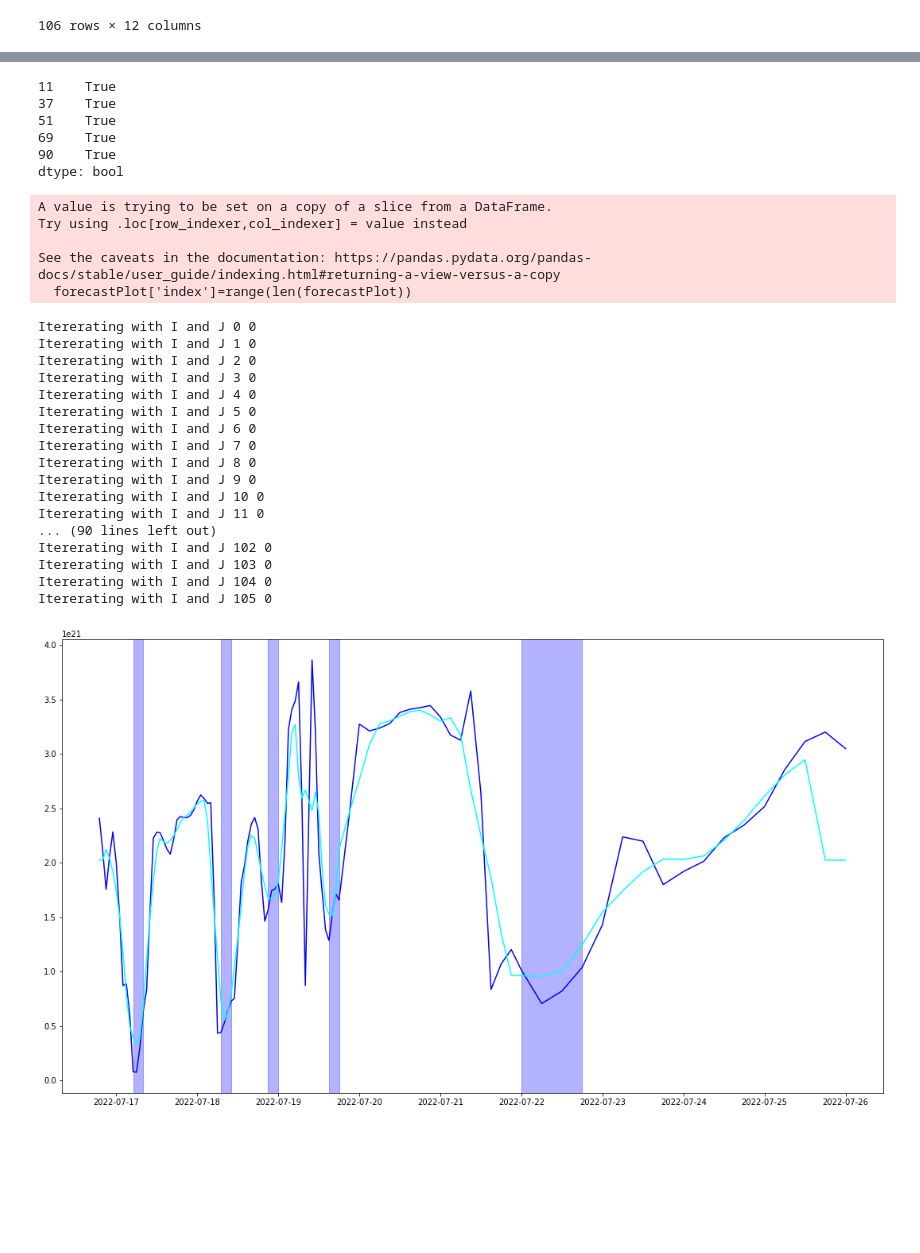
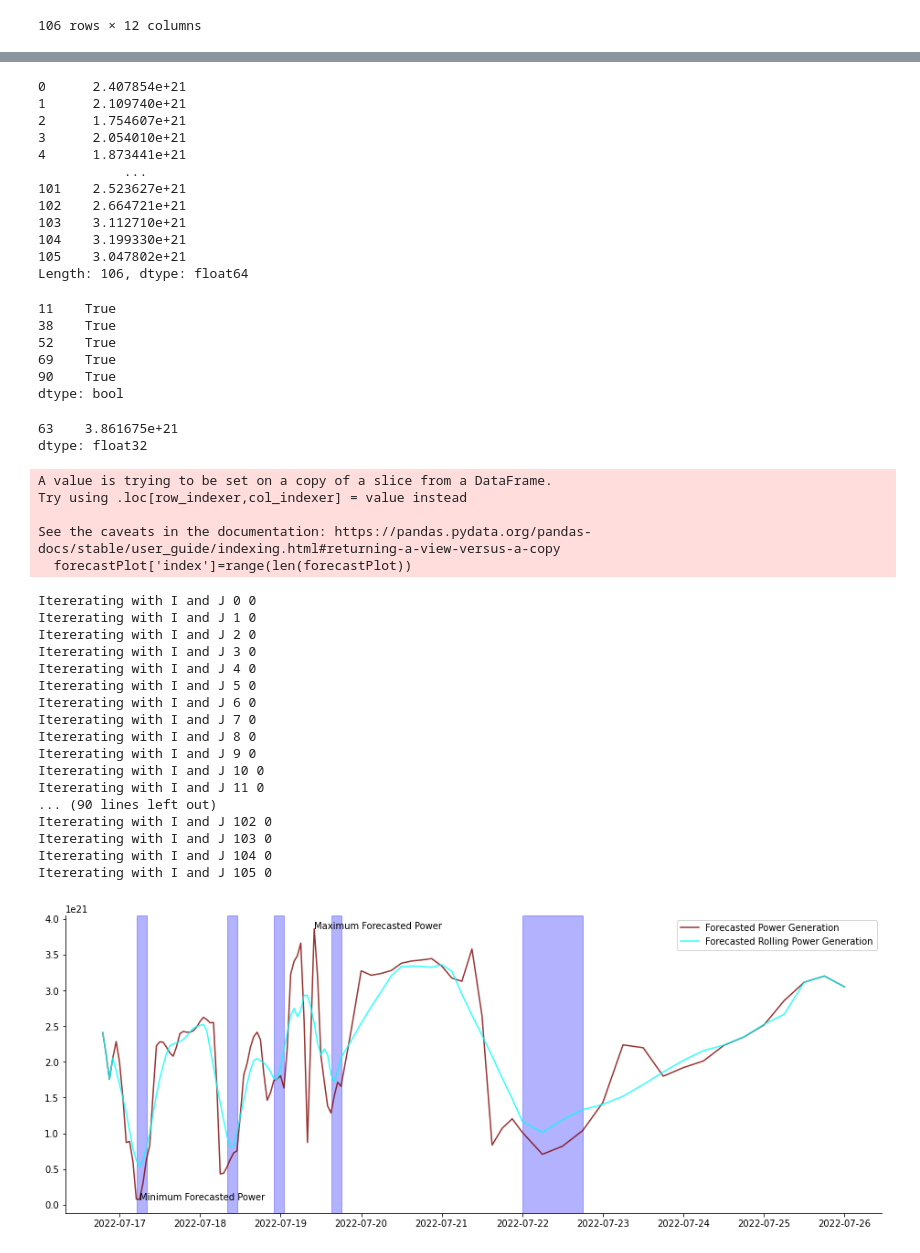
Before and after one commit to kevinTheQuigley/chargeTimeAnalytics, a Jupyter notebook: predictionTraining.ipynb, the cells around one changed output, grey strips where cells are left out. Saved outputs shown, nothing was run; the diff lists cells and outputs as text; code cells hidden in the pictures; blank space fills up the shorter version.

Commit message:
Improving algo generation

```diff
--- a/predictionTraining.ipynb
+++ b/predictionTraining.ipynb
@@ -198,9 +202,25 @@ AttributeError: 'numpy.ndarray' object has no attribute 'rolling'
+# %%
+forecastRoll
+# %% [output]
+0      2.407854e+21
+1      2.109740e+21
+2      1.754607e+21
+3      2.054010e+21
+4      1.873441e+21
+           ...
+101    2.523627e+21
+102    2.664721e+21
+103    3.112710e+21
+104    3.199330e+21
+105    3.047802e+21
+Length: 106, dtype: float64
 # %%
 #Finding the rolling average
 forecastpd=pd.Series(forecastPred.ravel())
-forecastRoll=forecastpd.rolling(5, center =True).mean()
+forecastRoll=forecastpd.rolling(8, center =True).mean()
 forecastAvg=forecastRoll.dropna().mean()
-forecastRoll=forecastRoll.fillna(forecastAvg)
+# I had been filling values with the average, now i fill them with the original entries!
+forecastRoll=forecastRoll.fillna(forecastpd)
 
 #Finding the rolling minima
 rollMin=forecastRoll.rolling(12, center=True).min()
@@ -212,11 +232,16 @@ highlights[0]=False
 highlights[highlights]
 # %% [output]
 11    True
-37    True
-51    True
+38    True
+52    True
 69    True
 90    True
 dtype: bool
+# %%
+forecastpd[(forecastpd == max(forecastpd))]
+# %% [output]
+63    3.861675e+21
+dtype: float32
 # %%
 import matplotlib.pyplot as plt
 from matplotlib.pyplot import figure
@@ -231,12 +256,25 @@ forecastPlot= forecastPlot.reindex()
 
 forecastPlot['predictedGeneration'] = forecastPred
 
-fig, ax = plt.subplots(figsize=(4, 4))
+fig, ax = plt.subplots(figsize=(2, 2))
 
-plt.plot(forecastPlot['date'],forecastPred,color = 'blue')
-plt.plot(forecastPlot['date'],forecastRoll,color = 'cyan')
+plt.plot(forecastPlot['date'],forecastPred,color = 'maroon',label = 'Forecasted Power Generation', alpha = 0.8)
+plt.plot(forecastPlot['date'],forecastRoll,color = 'cyan',label = 'Forecasted Rolling Power Generation', alpha = 0.7)
 forcastLen=len(forecastPlot['date'])
 # highlight a time range
+
+plt.legend(bbox_to_anchor=(1, 1))
+
+
+# Removing spines
+plt.gca().spines['top'].set_visible(False)
+plt.gca().spines['right'].set_visible(False)
+
+
+#Showing the maxima minima
+plt.annotate("Maximum Forecasted Power", (forecastPlot.date[(forecastpd == max(forecastpd))].values[0], forecastpd[(forecastpd == max(forecastpd))].values[0]))
+plt.annotate("Minimum Forecasted Power", (forecastPlot.date[(forecastpd == min(forecastpd))].values[0], forecastpd[(forecastpd == min(forecastpd))].values[0]))
+
 
 #ax.axvspan(forecastPlot['date'][0],forecastPlot['date'][2], color="blue", alpha=0.3)
 i=0
@@ -259,33 +297,35 @@ while i < forcastLen:
     i=i+1
 
 forecastPlot['rawTemp']=rawTemp
 forecastPlot.to_csv(path_or_buf='./dashboard/chargeTimeDashboard/forecastPlot.csv',index=False)
 
+#plt.legend(bbox_to_anchor=(0.89, 0.98))
+plt.legend(loc=1)
 
 fig = plt.gcf()
-fig.set_size_inches(18.5, 10.5)
-fig.savefig('forecast.png', dpi=100)
+fig.set_size_inches(16, 6)
+fig.savefig('./dashboard/chargeTimeDashboard/forecast.png', dpi=100)
 # %% [output]
 A value is trying to be set on a copy of a slice from a DataFrame.
 Try using .loc[row_indexer,col_indexer] = value instead
 
 See the caveats in the documentation: https://pandas.pydata.org/pandas-docs/stable/user_guide/indexing.html#returning-a-view-versus-a-copy
   forecastPlot['index']=range(len(forecastPlot))
 Itererating with I and J 0 0
 Itererating with I and J 1 0
 Itererating with I and J 2 0
 Itererating with I and J 3 0
 Itererating with I and J 4 0
 Itererating with I and J 5 0
 Itererating with I and J 6 0
 Itererating with I and J 7 0
 Itererating with I and J 8 0
 Itererating with I and J 9 0
 Itererating with I and J 10 0
 Itererating with I and J 11 0
 ... (90 lines left out)
 Itererating with I and J 102 0
 Itererating with I and J 103 0
 Itererating with I and J 104 0
 Itererating with I and J 105 0
-[figure, old version]
+[figure, new version]
```
Also changed, not shown: parts of 6 cells of this notebook, 4 other files.
